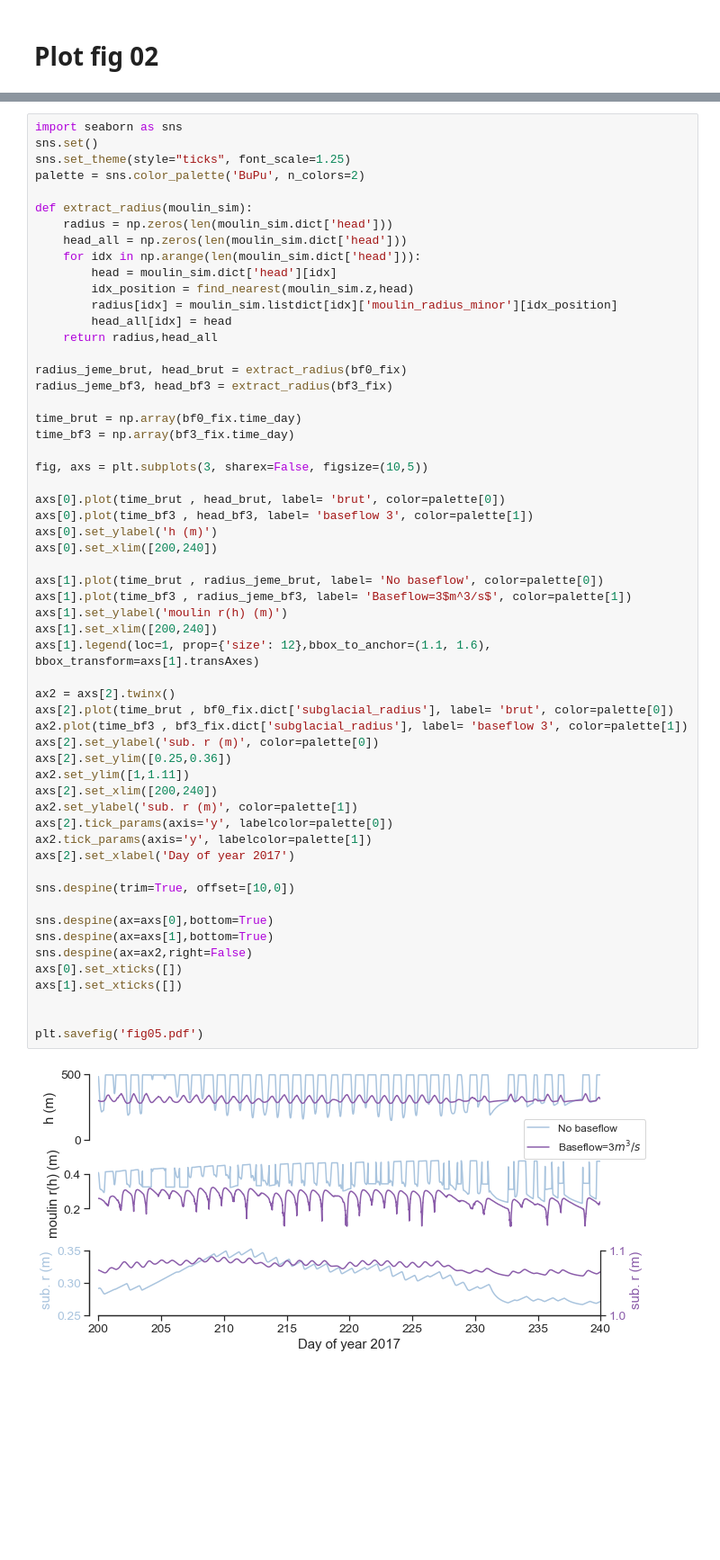
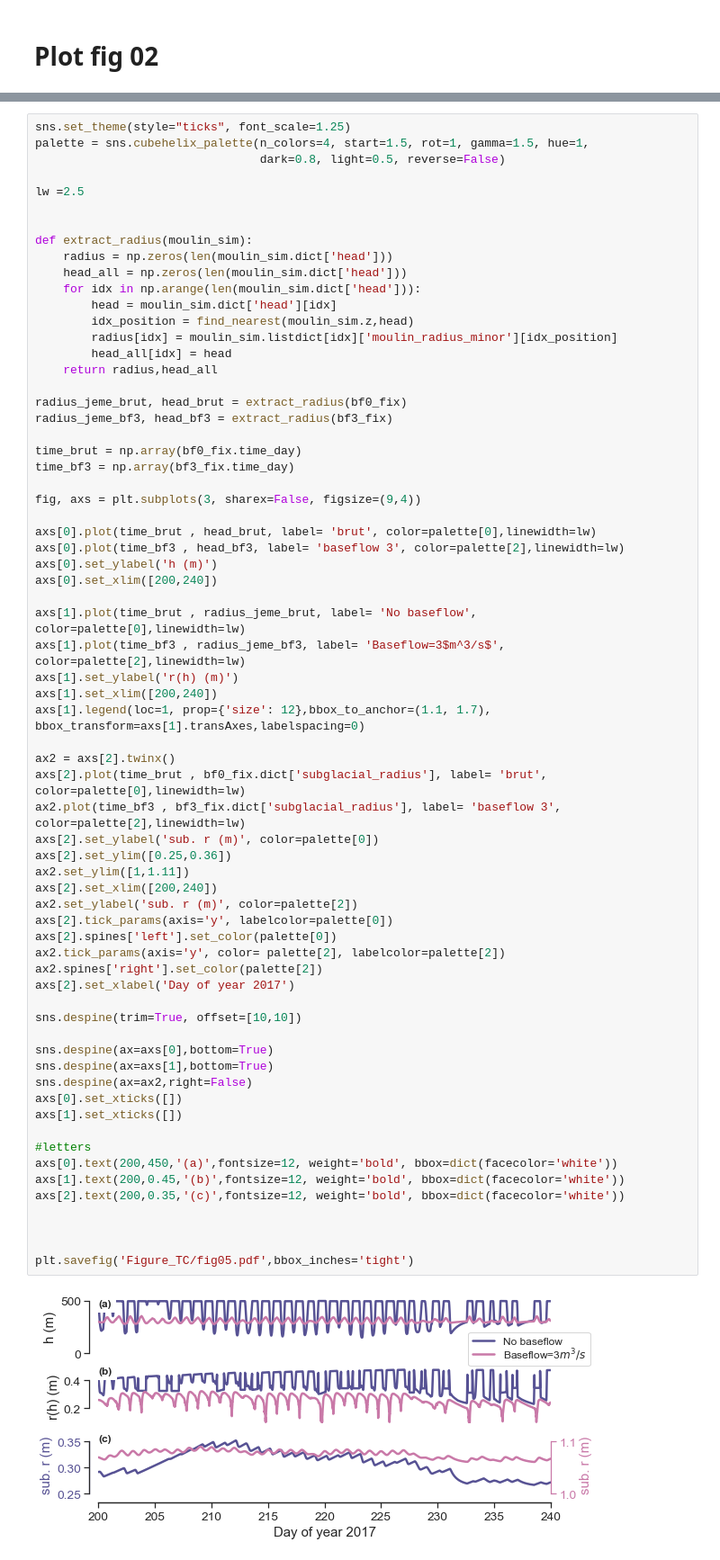
Before and after one commit to cctrunz/ModelRepo_pyMouShBaseflow_paper, a Jupyter notebook: Plot_figures_with_JEME.ipynb, the cells around one changed output, grey strips where cells are left out. Shown: that part at 90% size. Saved outputs shown, nothing was run; the diff lists cells and outputs as text; blank space fills up the shorter version.

```diff
--- a/Plot_figures_with_JEME.ipynb
+++ b/Plot_figures_with_JEME.ipynb
@@ -612,8 +654,10 @@ plt.savefig('fig04.pdf')
 # %%
-import seaborn as sns
-sns.set()
 sns.set_theme(style="ticks", font_scale=1.25)
-palette = sns.color_palette('BuPu', n_colors=2)
+palette = sns.cubehelix_palette(n_colors=4, start=1.5, rot=1, gamma=1.5, hue=1,
+                                dark=0.8, light=0.5, reverse=False)
+
+lw =2.5
+
 
 def extract_radius(moulin_sim):
     radius = np.zeros(len(moulin_sim.dict['head']))
@@ -627,44 +671,52 @@ def extract_radius(moulin_sim):
 
 radius_jeme_brut, head_brut = extract_radius(bf0_fix)
 radius_jeme_bf3, head_bf3 = extract_radius(bf3_fix)
 
 time_brut = np.array(bf0_fix.time_day)
 time_bf3 = np.array(bf3_fix.time_day)
 
-fig, axs = plt.subplots(3, sharex=False, figsize=(10,5))
+fig, axs = plt.subplots(3, sharex=False, figsize=(9,4))
 
-axs[0].plot(time_brut , head_brut, label= 'brut', color=palette[0])
-axs[0].plot(time_bf3 , head_bf3, label= 'baseflow 3', color=palette[1])
+axs[0].plot(time_brut , head_brut, label= 'brut', color=palette[0],linewidth=lw)
+axs[0].plot(time_bf3 , head_bf3, label= 'baseflow 3', color=palette[2],linewidth=lw)
 axs[0].set_ylabel('h (m)')
 axs[0].set_xlim([200,240])
 
-axs[1].plot(time_brut , radius_jeme_brut, label= 'No baseflow', color=palette[0])
-axs[1].plot(time_bf3 , radius_jeme_bf3, label= 'Baseflow=3$m^3/s$', color=palette[1])
-axs[1].set_ylabel('moulin r(h) (m)')
+axs[1].plot(time_brut , radius_jeme_brut, label= 'No baseflow', color=palette[0],linewidth=lw)
+axs[1].plot(time_bf3 , radius_jeme_bf3, label= 'Baseflow=3$m^3/s$', color=palette[2],linewidth=lw)
+axs[1].set_ylabel('r(h) (m)')
 axs[1].set_xlim([200,240])
-axs[1].legend(loc=1, prop={'size': 12},bbox_to_anchor=(1.1, 1.6), bbox_transform=axs[1].transAxes)
+axs[1].legend(loc=1, prop={'size': 12},bbox_to_anchor=(1.1, 1.7), bbox_transform=axs[1].transAxes,labelspacing=0)
 
 ax2 = axs[2].twinx()
-axs[2].plot(time_brut , bf0_fix.dict['subglacial_radius'], label= 'brut', color=palette[0])
-ax2.plot(time_bf3 , bf3_fix.dict['subglacial_radius'], label= 'baseflow 3', color=palette[1])
+axs[2].plot(time_brut , bf0_fix.dict['subglacial_radius'], label= 'brut', color=palette[0],linewidth=lw)
+ax2.plot(time_bf3 , bf3_fix.dict['subglacial_radius'], label= 'baseflow 3', color=palette[2],linewidth=lw)
 axs[2].set_ylabel('sub. r (m)', color=palette[0])
 axs[2].set_ylim([0.25,0.36])
 ax2.set_ylim([1,1.11])
 axs[2].set_xlim([200,240])
-ax2.set_ylabel('sub. r (m)', color=palette[1])
+ax2.set_ylabel('sub. r (m)', color=palette[2])
 axs[2].tick_params(axis='y', labelcolor=palette[0])
-ax2.tick_params(axis='y', labelcolor=palette[1])
+axs[2].spines['left'].set_color(palette[0])
+ax2.tick_params(axis='y', color= palette[2], labelcolor=palette[2])
+ax2.spines['right'].set_color(palette[2])
 axs[2].set_xlabel('Day of year 2017')
 
-sns.despine(trim=True, offset=[10,0])
+sns.despine(trim=True, offset=[10,10])
 
 sns.despine(ax=axs[0],bottom=True)
 sns.despine(ax=axs[1],bottom=True)
 sns.despine(ax=ax2,right=False)
 axs[0].set_xticks([])
 axs[1].set_xticks([])
 
+#letters
+axs[0].text(200,450,'(a)',fontsize=12, weight='bold', bbox=dict(facecolor='white'))
+axs[1].text(200,0.45,'(b)',fontsize=12, weight='bold', bbox=dict(facecolor='white'))
+axs[2].text(200,0.35,'(c)',fontsize=12, weight='bold', bbox=dict(facecolor='white'))
 
-plt.savefig('fig05.pdf')
+
+
+plt.savefig('Figure_TC/fig05.pdf',bbox_inches='tight')
 # %% [output]
-[figure, old version]
+[figure, new version]
```
Also changed, not shown: parts of 5 cells of this notebook.
